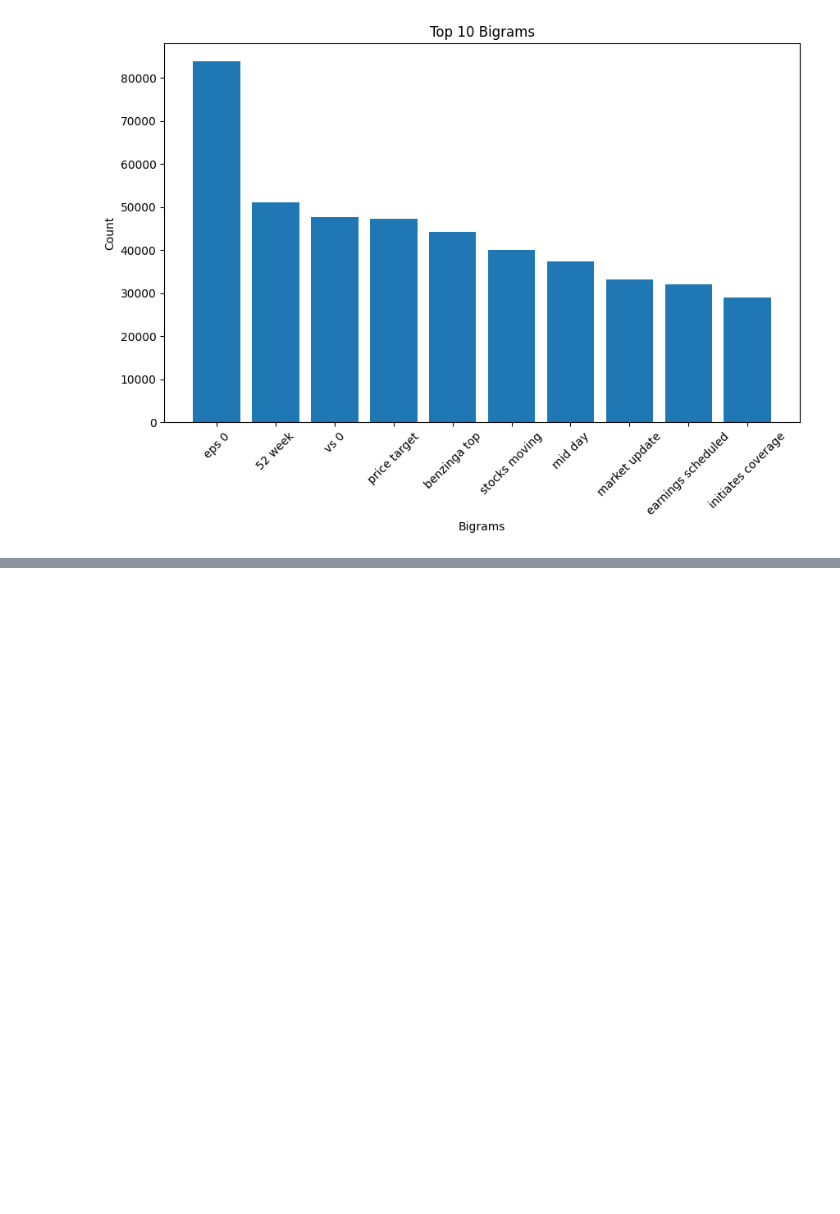
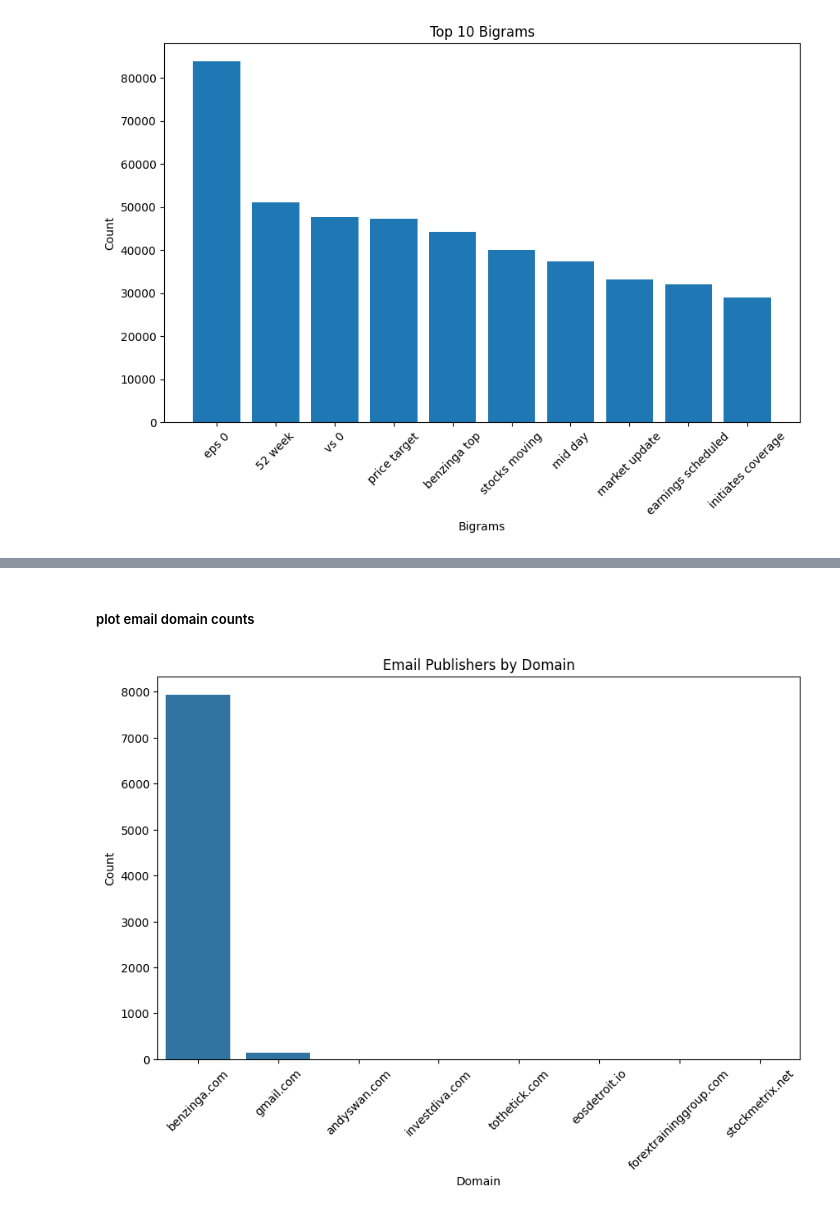
Before and after one commit to Marta233/Financial_News_and_Stock_Price_Analysis-, a Jupyter notebook: notebooks/text_analysis.ipynb, the cells around one changed output, grey strips where cells are left out. Saved outputs shown, nothing was run; the diff lists cells and outputs as text; code cells hidden in the pictures; blank space fills up the shorter version.

```diff
--- a/notebooks/text_analysis.ipynb
+++ b/notebooks/text_analysis.ipynb
@@ -90,0 +123,6 @@ result.plot_keyword_extraction(wor,big)
+# %% [markdown]
+##### plot email domain counts
+# %%
+result.plot_email_have_publisher()
+# %% [output]
+[figure, added]
```
Also changed, not shown: parts of 4 cells of this notebook, 5 other files.
